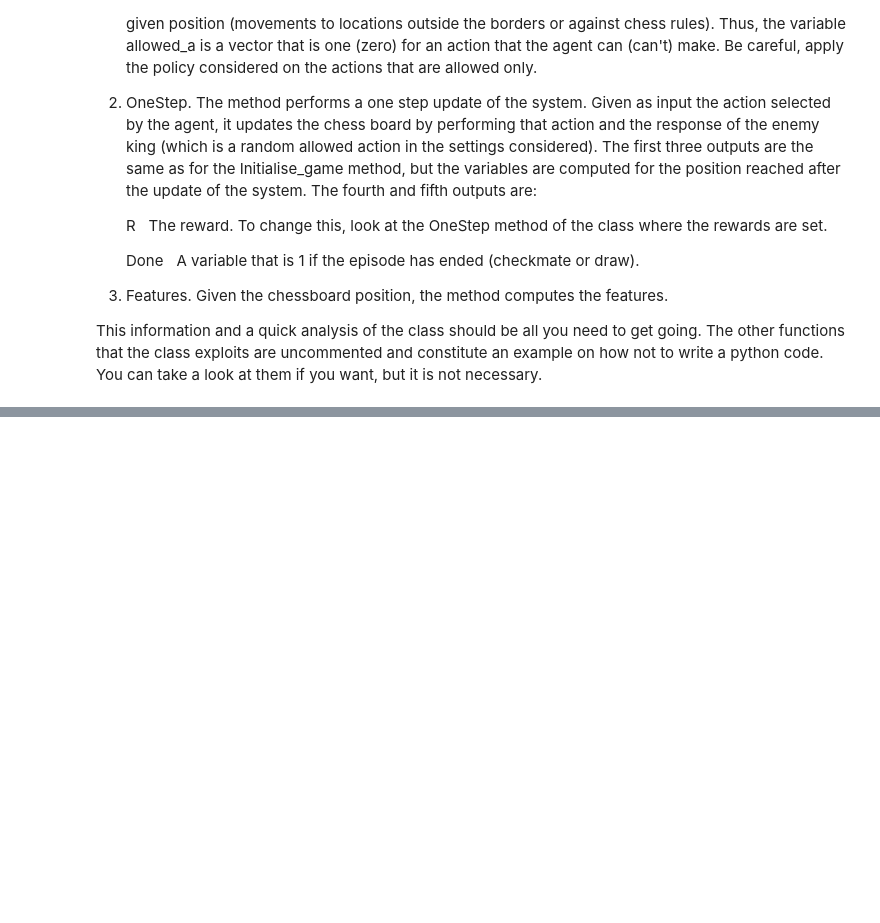
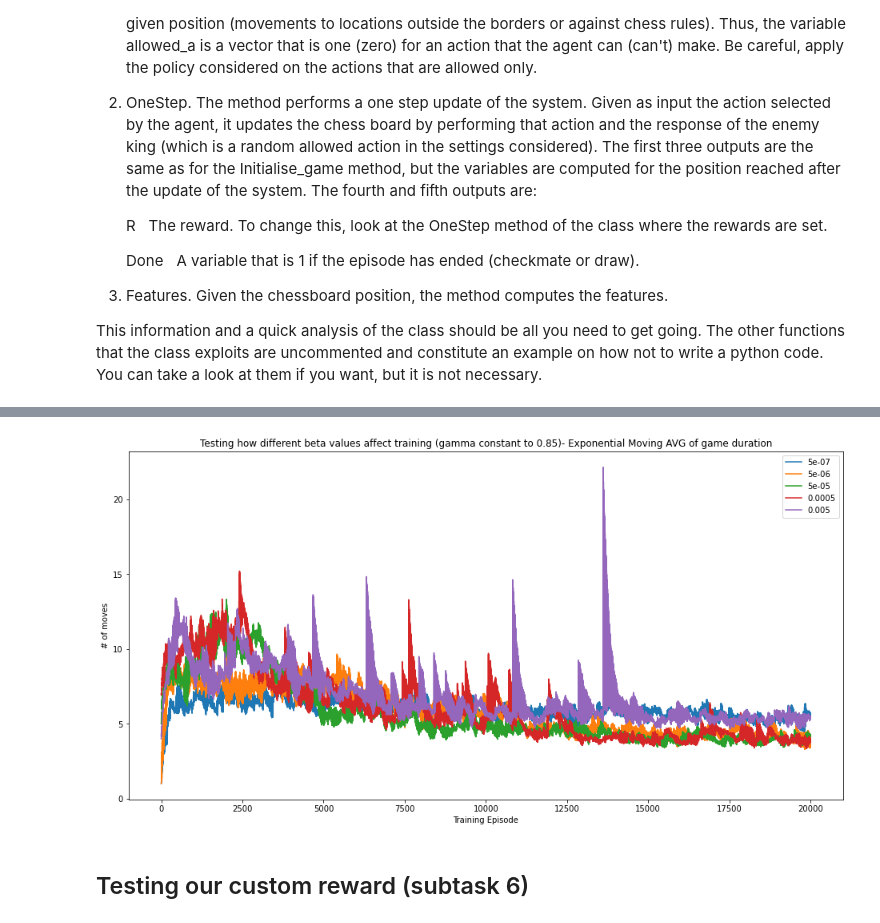
Before and after one commit to bzamanlooy/super-chess, a Jupyter notebook: Assignment/Assignment.ipynb, the cells around one changed output, grey strips where cells are left out. Cells and saved outputs as stored; diff of their text form; code cells hidden in the pictures; blank space fills up the shorter version.

```diff
--- a/Assignment/Assignment.ipynb
+++ b/Assignment/Assignment.ipynb
@@ -922,0 +884,7 @@ plt.show()
+# %%
+plot_exponential_moving_avgs(beta_moves, plot_labels= [5e-7 ,5e-6 ,5e-5, 5e-4, 5e-3],
+                             title = 'Testing how different beta values affect training (gamma constant to 0.85)- Exponential Moving AVG of game duration', y_label = '# of moves')
+# %% [output]
+[figure, added]
+# %% [markdown]
+## Testing our custom reward (subtask 6)
```
Also changed, not shown: parts of 68 cells of this notebook, 12 other files.
